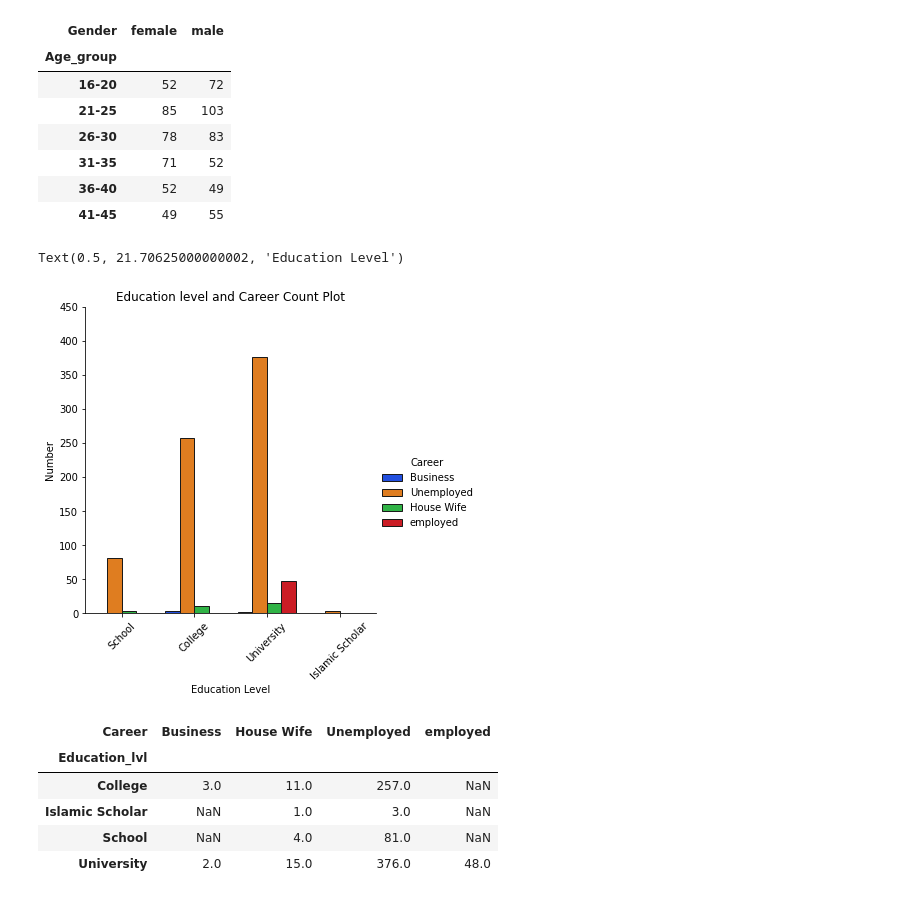
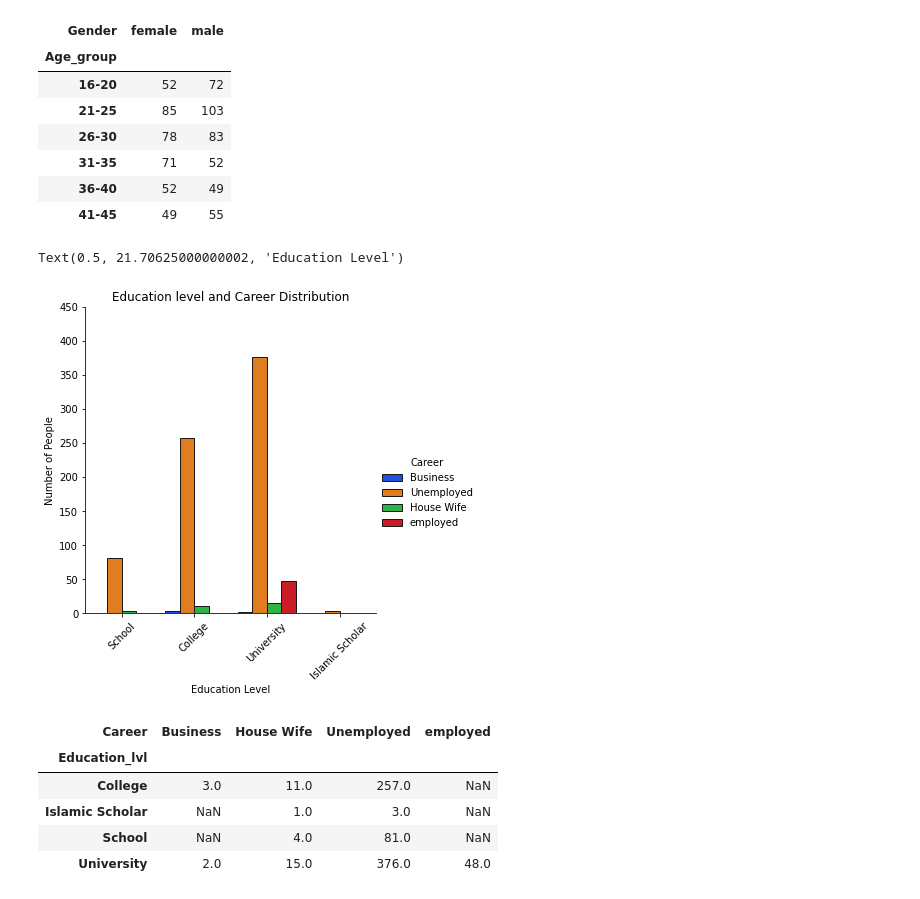
Before and after one commit to Obaid-Ullah/dataSci, a Jupyter notebook: EDA_schi/schizophrenia/intro_shizo.ipynb, the cells around one changed output. Saved outputs shown, nothing was run; the diff lists cells and outputs as text; code cells hidden in the pictures.

```diff
--- a/EDA_schi/schizophrenia/intro_shizo.ipynb
+++ b/EDA_schi/schizophrenia/intro_shizo.ipynb
@@ -96,18 +98,18 @@ stat_1
 # %%
 # Publication Ready graph 2
 from turtle import title
 
 
 sns.catplot(x='Education_lvl',hue = 'Career', kind="count",
             palette="bright", edgecolor=".10",
             data=df_shi,order=['School','College','University','Islamic Scholar'])
-plt.title('Education level and Career Count Plot')
+plt.title('Education level and Career Distribution')
 plt.ylim(0,450)
 plt.xticks(rotation =45)
-plt.ylabel('Number')
+plt.ylabel('Number of People')
 plt.xlabel('Education Level')
 # plt.figure(figsize=(10,10))
 # %% [output]
 Text(0.5, 21.70625000000002, 'Education Level')
-[figure, old version]
+[figure, new version]
 # %%
```
Also changed, not shown: parts of 14 cells of this notebook, 3 other files.
